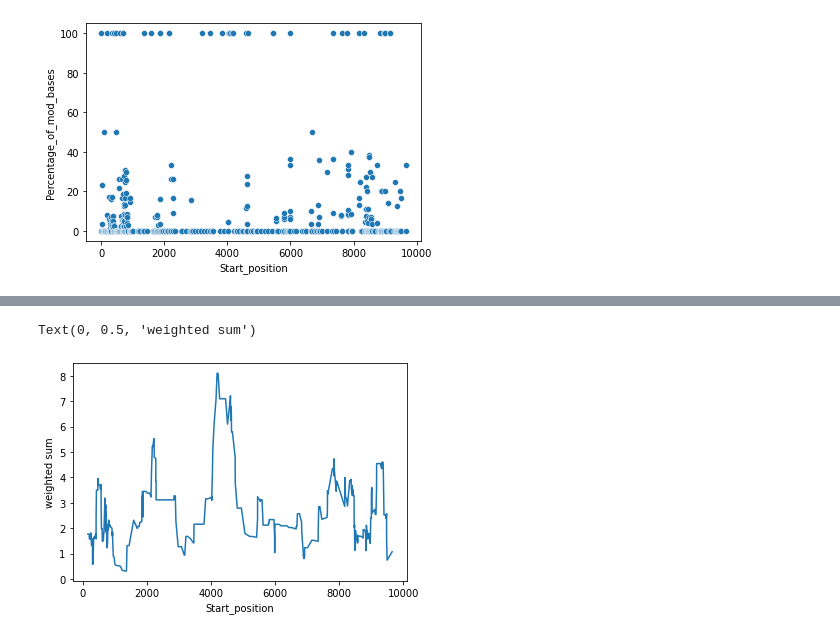
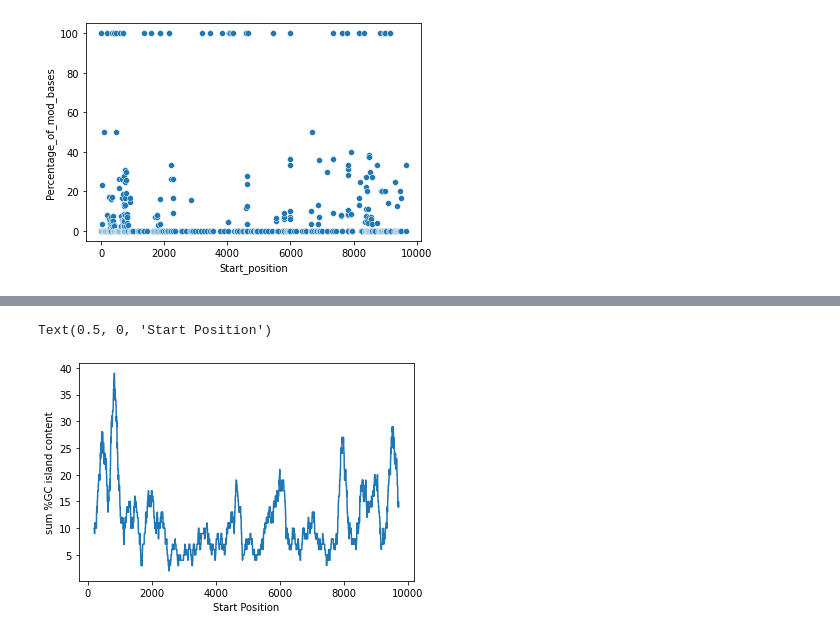
Before and after one commit to Raefcon/Hello_World, a Jupyter notebook: notebooks/HIV_data.ipynb, the cells around one changed output, grey strips where cells are left out. Saved outputs shown, nothing was run; the diff lists cells and outputs as text; code cells hidden in the pictures.

```diff
--- a/notebooks/HIV_data.ipynb
+++ b/notebooks/HIV_data.ipynb
@@ -618,0 +710,6 @@ Text(0, 0.5, 'weighted sum')
+# %%
+def get_reference():
+  return next(SeqIO.parse("hxb2f-grna-labeled.gb", "gb"))
+# %%
+ref = get_reference()
+ref
@@ -618,0 +720,4 @@ Text(0, 0.5, 'weighted sum')
+# %%
+ref_series = pd.Series(list(str(ref.seq)))
+
+next_ref_series = pd.Series(list(str(ref.seq))[1:]+['*'])
@@ -619,6 +759,10 @@ Text(0, 0.5, 'weighted sum')
+# %%
+is_island = (ref_series == 'C') & (next_ref_series == 'G')
+is_island |= (ref_series == 'G') & (next_ref_series == 'C')
 # %%
-ax = mod_score_bases.rolling(20).sum().plot()
-ax.set_ylabel('weighted sum')
+ax = is_island.rolling(201).sum().plot()
+ax.set_ylabel('sum %GC island content')
+ax.set_xlabel('Start Position')
 # %% [output]
-Text(0, 0.5, 'weighted sum')
+Text(0.5, 0, 'Start Position')
-[figure, old version]
+[figure, new version]
```
Also changed, not shown: parts of 25 cells of this notebook.
